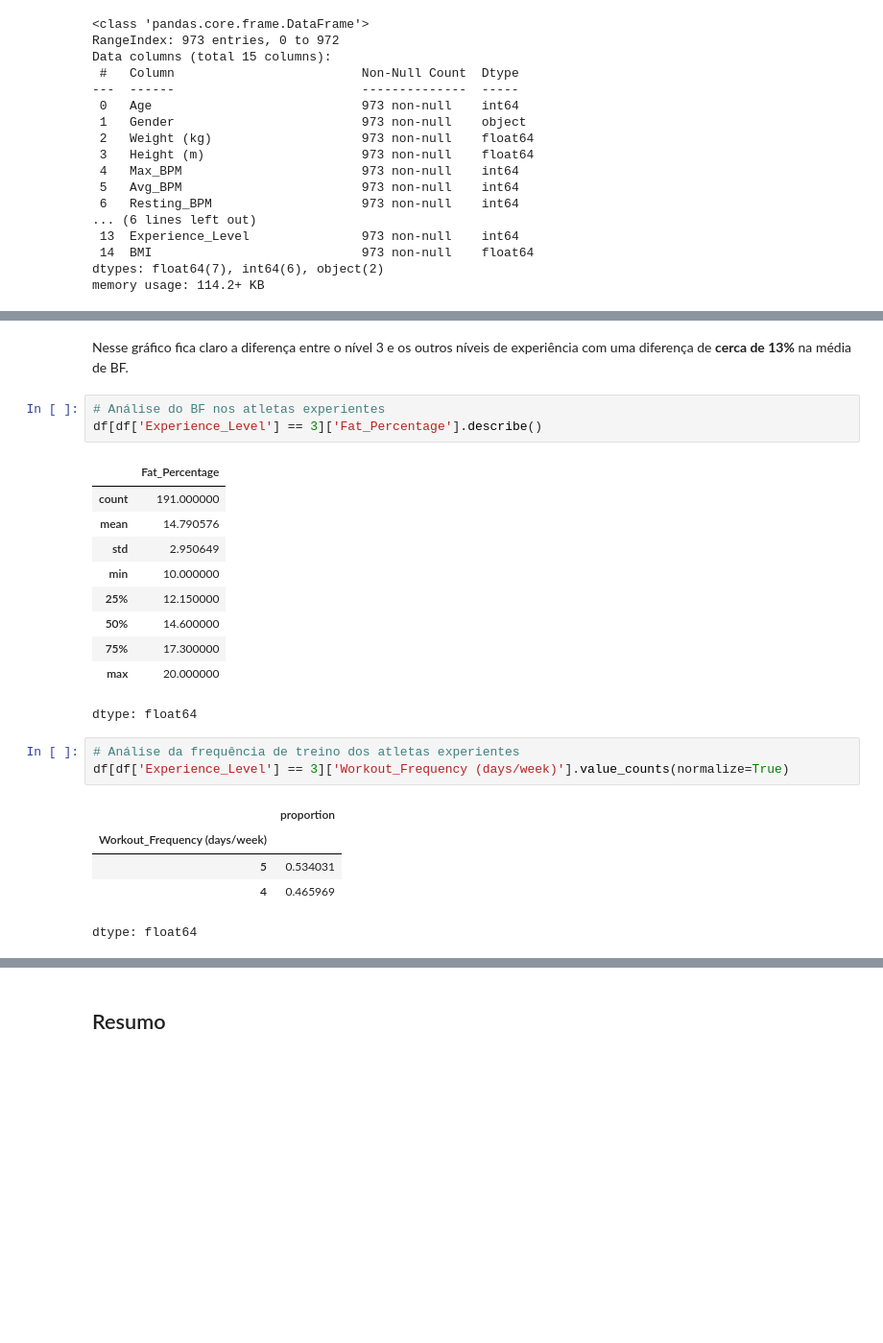
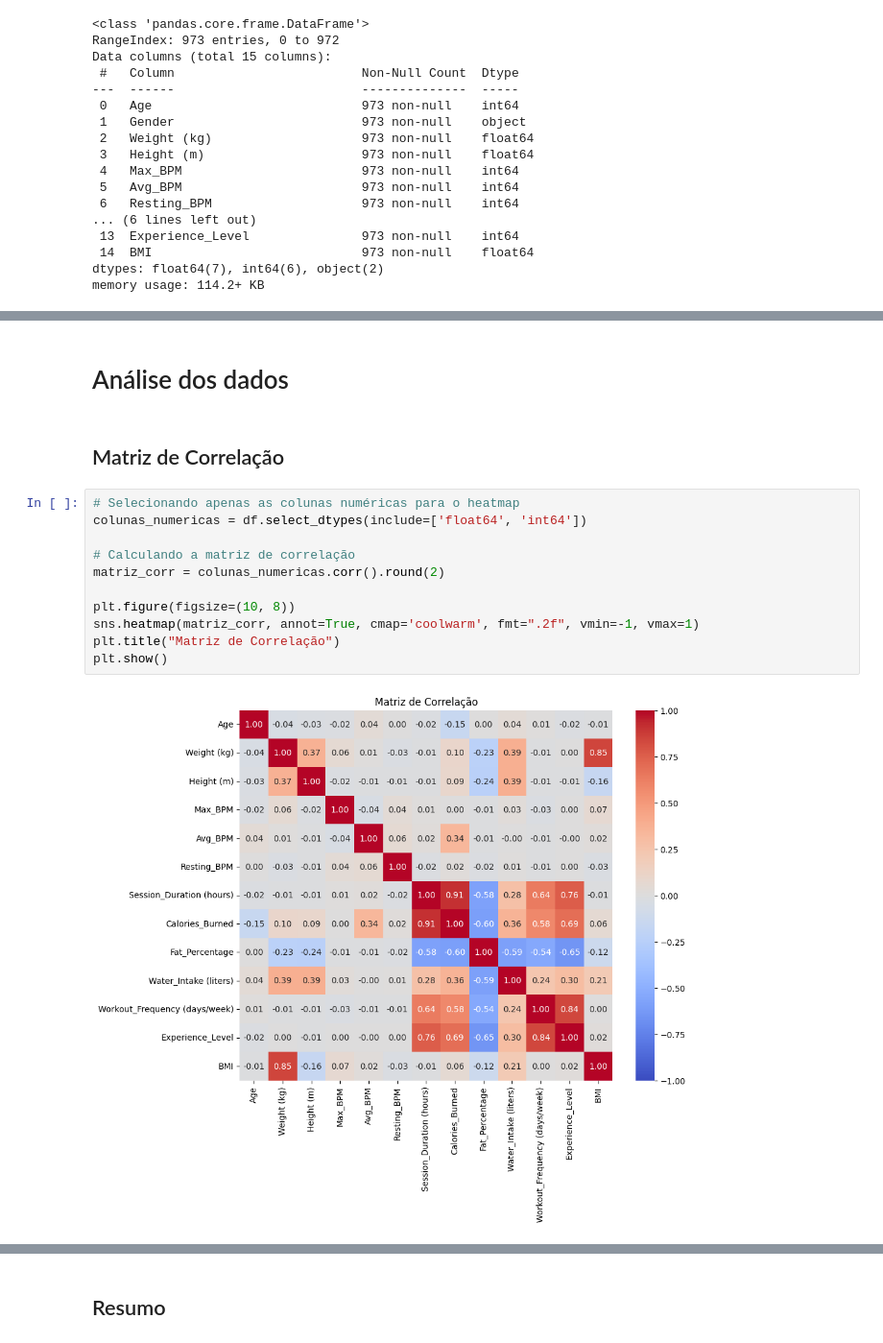
Before and after one commit to ghfreiree/athletes-eda, a Jupyter notebook: gym_athletes_data_analysis.ipynb, the cells around one changed output, grey strips where cells are left out. Shown at 96% size. Cells and saved outputs as stored; diff of their text form; blank space fills up the shorter version.

```diff
--- a/gym_athletes_data_analysis.ipynb
+++ b/gym_athletes_data_analysis.ipynb
@@ -380,25 +76,17 @@ plt.show()
-# %% [markdown]
-Nesse gráfico fica claro a diferença entre o nível 3 e os outros níveis de experiência com uma diferença de **cerca de 13%** na média de BF.
-# %%
-# Análise do BF nos atletas experientes
-df[df['Experience_Level'] == 3]['Fat_Percentage'].describe()
-# %% [output]
-|  | Fat_Percentage |
-| count | 191.000000 |
-| mean | 14.790576 |
-| std | 2.950649 |
-| min | 10.000000 |
-| 25% | 12.150000 |
-| 50% | 14.600000 |
-| 75% | 17.300000 |
-| max | 20.000000 |
-dtype: float64
-# %%
-# Análise da frequência de treino dos atletas experientes
-df[df['Experience_Level'] == 3]['Workout_Frequency (days/week)'].value_counts(normalize=True)
-# %% [output]
-|  | proportion |
-| Workout_Frequency (days/week) |  |
-| 5 | 0.534031 |
-| 4 | 0.465969 |
-dtype: float64
+# %% [markdown]
+# Análise dos dados
+# %% [markdown]
+## Matriz de Correlação
+# %%
+# Selecionando apenas as colunas numéricas para o heatmap
+colunas_numericas = df.select_dtypes(include=['float64', 'int64'])
+
+# Calculando a matriz de correlação
+matriz_corr = colunas_numericas.corr().round(2)
+
+plt.figure(figsize=(10, 8))
+sns.heatmap(matriz_corr, annot=True, cmap='coolwarm', fmt=".2f", vmin=-1, vmax=1)
+plt.title("Matriz de Correlação")
+plt.show()
+# %% [output]
+[figure, added]
```
Also changed, not shown: parts of 83 cells of this notebook.
